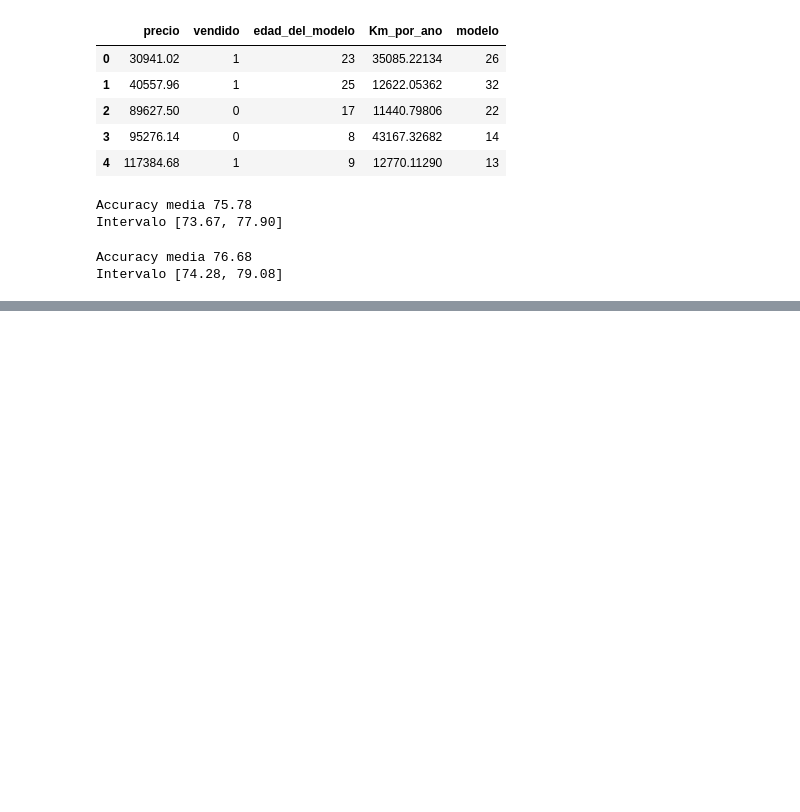
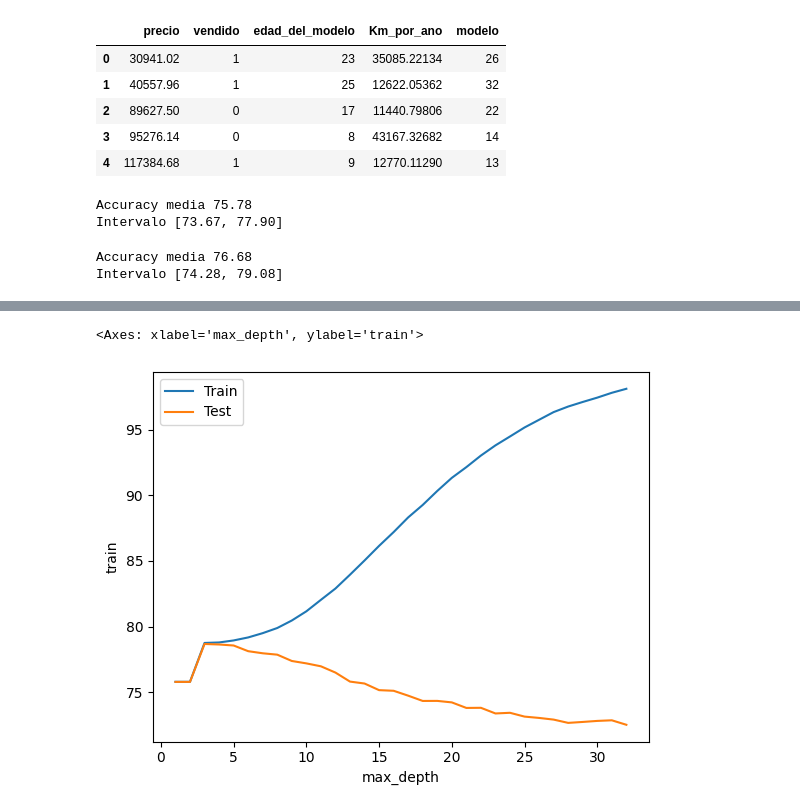
Before and after one commit to natalyq1/Machine_learning1, a Jupyter notebook: Optimizando_modelo_X_hiperparametros.ipynb, the cells around one changed output, grey strips where cells are left out. Cells and saved outputs as stored; diff of their text form; code cells hidden in the pictures; blank space fills up the shorter version.

```diff
--- a/Optimizando_modelo_X_hiperparametros.ipynb
+++ b/Optimizando_modelo_X_hiperparametros.ipynb
@@ -113,0 +209,15 @@ Intervalo [74.28, 79.08]
+# %%
+# dentro de un for
+
+def iniciar_arbol_de_desicion(max_depth):
+  SEED = 301
+  np.random.seed(SEED)
+
+  cv = GroupKFold(n_splits = 10)
+  modelo = DecisionTreeClassifier(max_depth=max_depth)
+  results = cross_validate(modelo, x_ord, y_ord, cv = cv, groups = datos.modelo, return_train_score=False)
+  test_score = results['test_score'].mean()*100
+  print('Arbol max_depth = %d, testing = %.2f' % (max_depth, test_score))
+
+for i in range(1,33):
+  iniciar_arbol_de_desicion(i)
@@ -113,0 +300,21 @@ Intervalo [74.28, 79.08]
+# %%
+# contener datos en un DataFrame
+
+def iniciar_arbol_de_desicion(max_depth):
+  SEED = 301
+  np.random.seed(SEED)
+
+  cv = GroupKFold(n_splits = 10)
+  modelo = DecisionTreeClassifier(max_depth=max_depth)
+  results = cross_validate(modelo, x_ord, y_ord,
+              cv = cv, groups = datos.modelo,
+                return_train_score=True)
+  test_score = results['test_score'].mean()*100
+  train_score = results['train_score'].mean()*100
+  print('Arbol max_depth = %d, training = %.2f, testing = %.2f' % (max_depth, train_score, test_score))
+  tabla = [max_depth, train_score, test_score]
+  return tabla
+
+resultados= [iniciar_arbol_de_desicion(i) for i in range(1,33)]
+resultados = pd.DataFrame(resultados, columns = ['max_depth', 'train', 'test'])
+resultados.head()
@@ -113,0 +345,9 @@ Intervalo [74.28, 79.08]
+# %%
+import matplotlib.pyplot as plt
+import seaborn as sns
+
+sns.lineplot(x= 'max_depth', y = 'train', data= resultados,label='Train')
+sns.lineplot(x='max_depth', y ='test', data=resultados, label='Test')
+# %% [output]
+<Axes: xlabel='max_depth', ylabel='train'>
+[figure, added]
```
Also changed, not shown: parts of 33 cells of this notebook.
